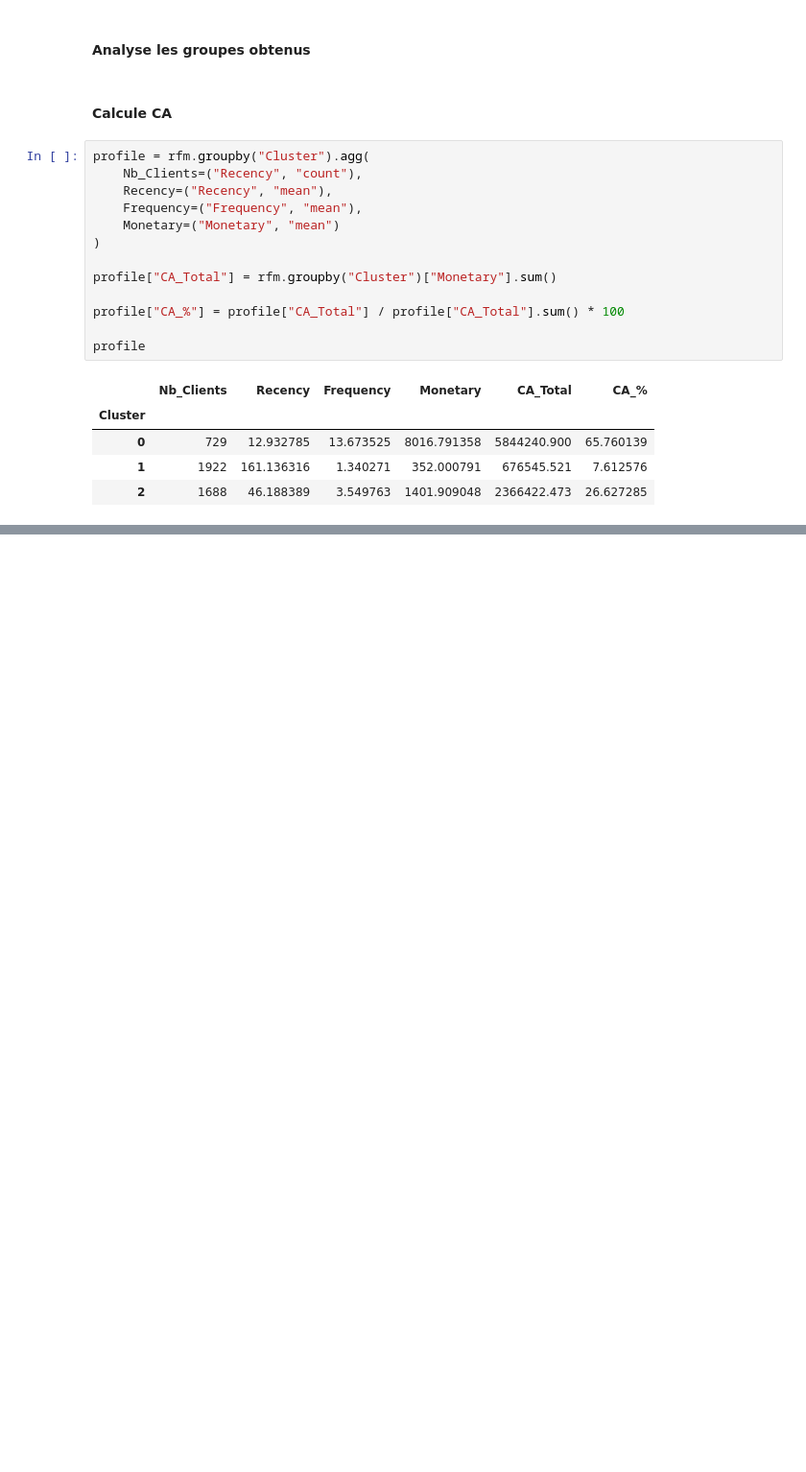
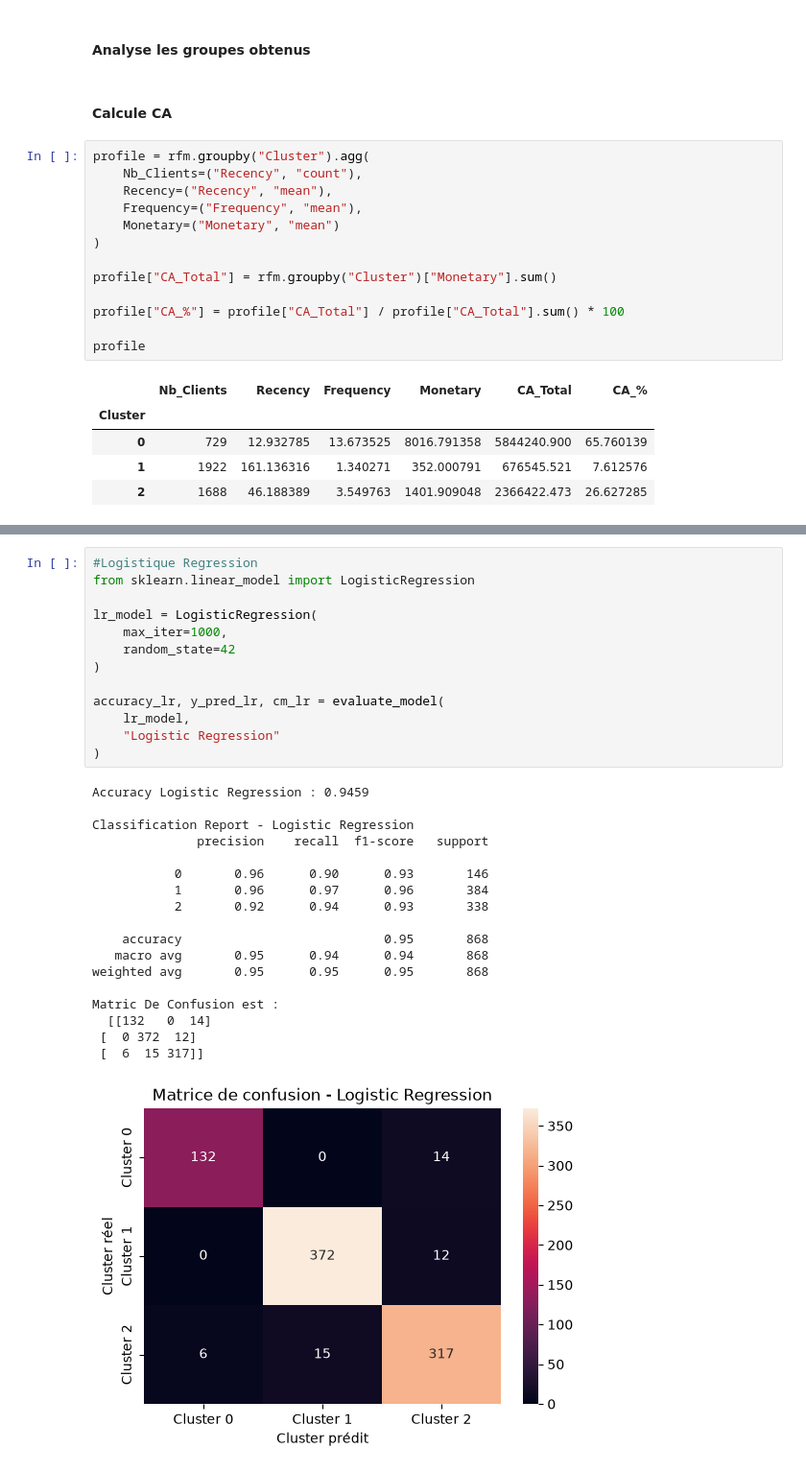
Before and after one commit to MounaSaiss/Segmentation-et-Pr-diction-Client-par-l-IA, a Jupyter notebook: notebooks/Segmentation_Client.ipynb, the cells around one changed output, grey strips where cells are left out. Shown at 96% size. Saved outputs shown, nothing was run; the diff lists cells and outputs as text; blank space fills up the shorter version.

```diff
--- a/notebooks/Segmentation_Client.ipynb
+++ b/notebooks/Segmentation_Client.ipynb
@@ -747,0 +897,32 @@ profile
+# %%
+#Logistique Regression
+from sklearn.linear_model import LogisticRegression
+
+lr_model = LogisticRegression(
+    max_iter=1000,
+    random_state=42
+)
+
+accuracy_lr, y_pred_lr, cm_lr = evaluate_model(
+    lr_model,
+    "Logistic Regression"
+)
+# %% [output]
+Accuracy Logistic Regression : 0.9459
+
+Classification Report - Logistic Regression
+              precision    recall  f1-score   support
+
+           0       0.96      0.90      0.93       146
+           1       0.96      0.97      0.96       384
+           2       0.92      0.94      0.93       338
+
+    accuracy                           0.95       868
+   macro avg       0.95      0.94      0.94       868
+weighted avg       0.95      0.95      0.95       868
+
+Matric De Confusion est :
+  [[132   0  14]
+ [  0 372  12]
+ [  6  15 317]]
+[figure, added]
```
Also changed, not shown: parts of 11 cells of this notebook.
